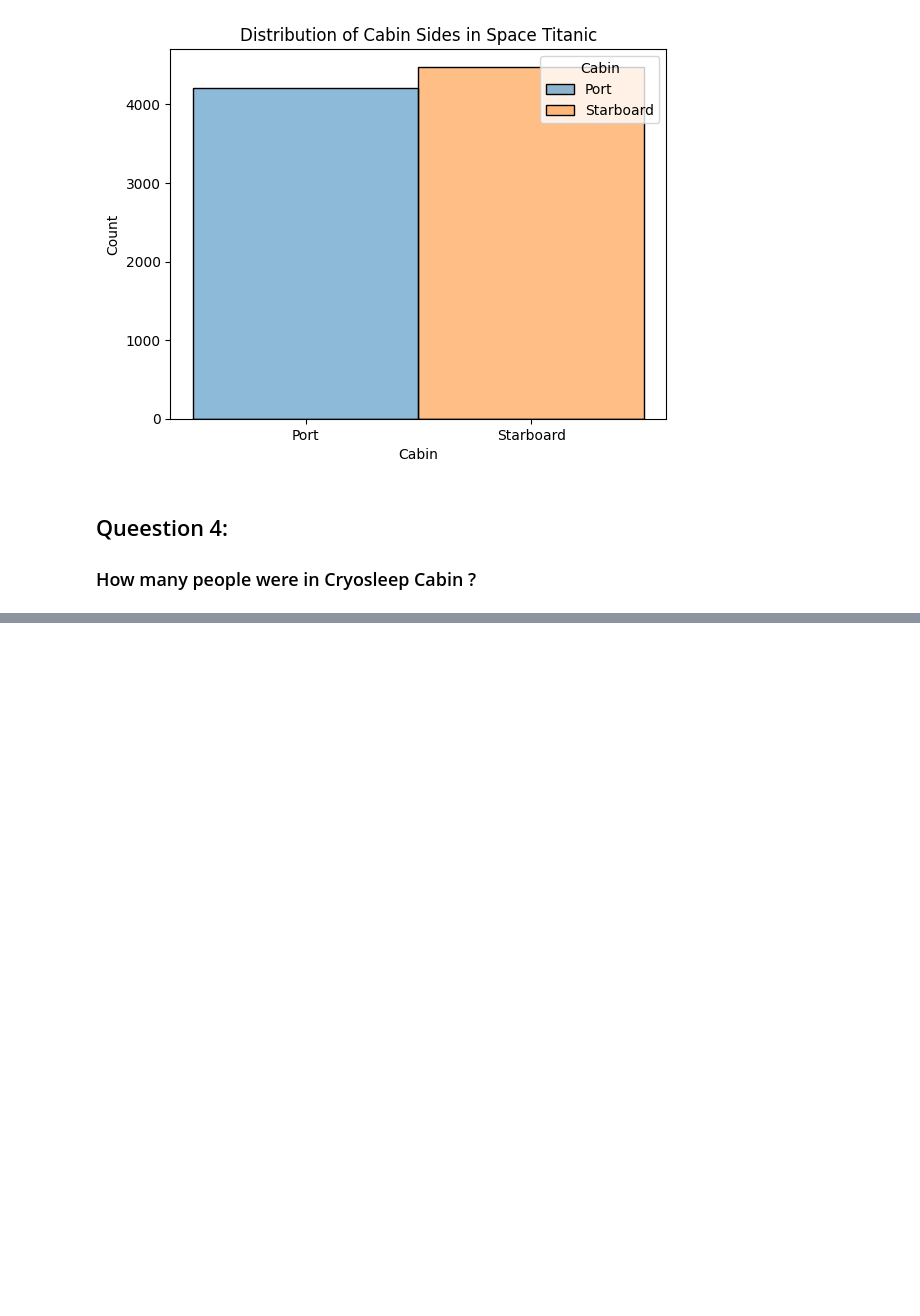
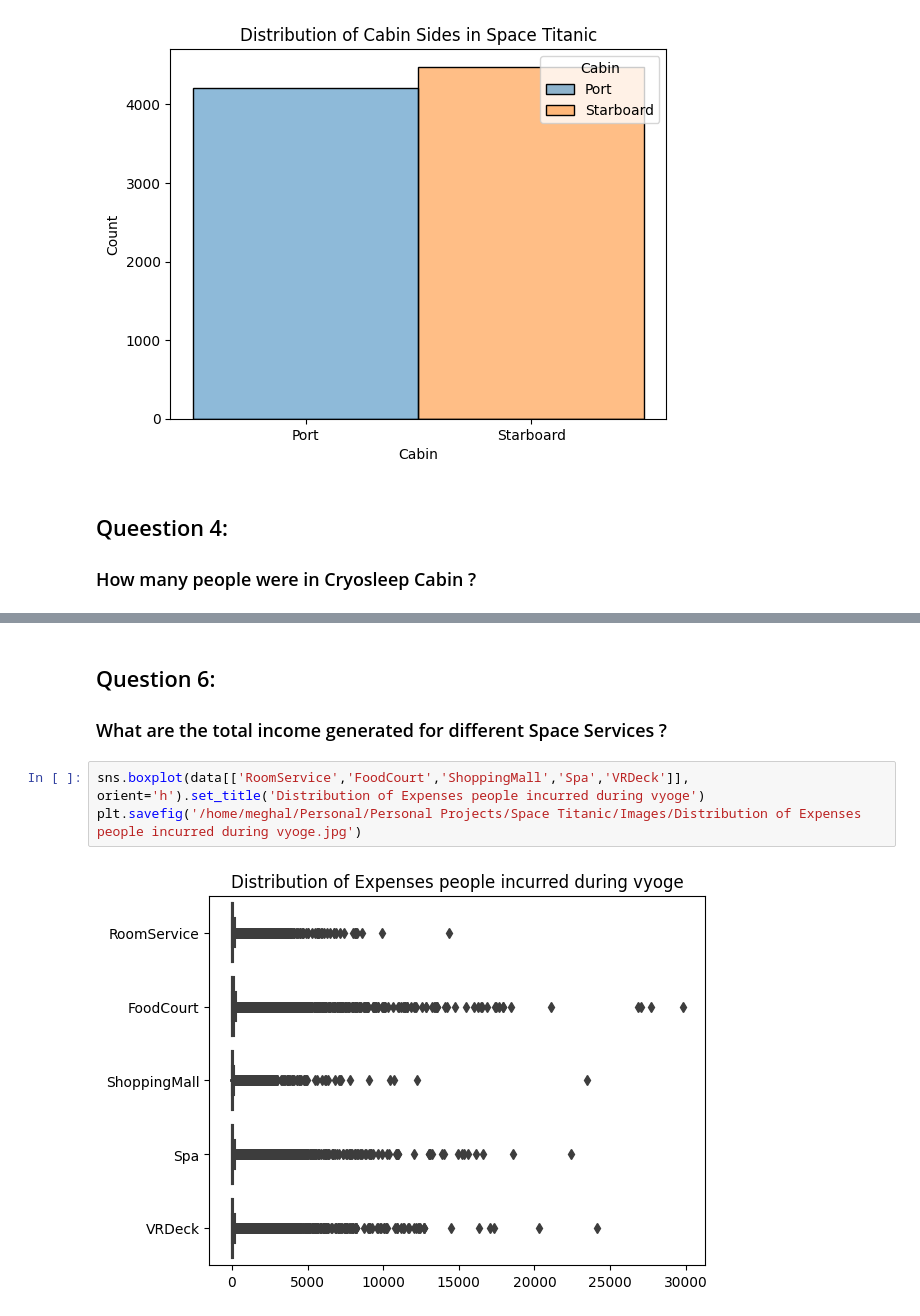
Before and after one commit to meghalagarwal/Space_Titanic_Transport_Prediction, a Jupyter notebook: Clean_Data_EDA.ipynb, the cells around one changed output, grey strips where cells are left out. Drawn from its saved outputs; the diff is of its cells as text; blank space fills up the shorter version.

```diff
--- a/Clean_Data_EDA.ipynb
+++ b/Clean_Data_EDA.ipynb
@@ -95,0 +110,9 @@ plt.savefig('/home/meghal/Personal/Personal Projects/Space Titanic/Images/Distri
+# %% [markdown]
+## Question 6:
+
+### What are the total income generated for different Space Services ?
+# %%
+sns.boxplot(data[['RoomService','FoodCourt','ShoppingMall','Spa','VRDeck']], orient='h').set_title('Distribution of Expenses people incurred during vyoge')
+plt.savefig('/home/meghal/Personal/Personal Projects/Space Titanic/Images/Distribution of Expenses people incurred during vyoge.jpg')
+# %% [output]
+[figure, added]
```
Also changed, not shown: parts of 3 cells of this notebook, 3 other files.
